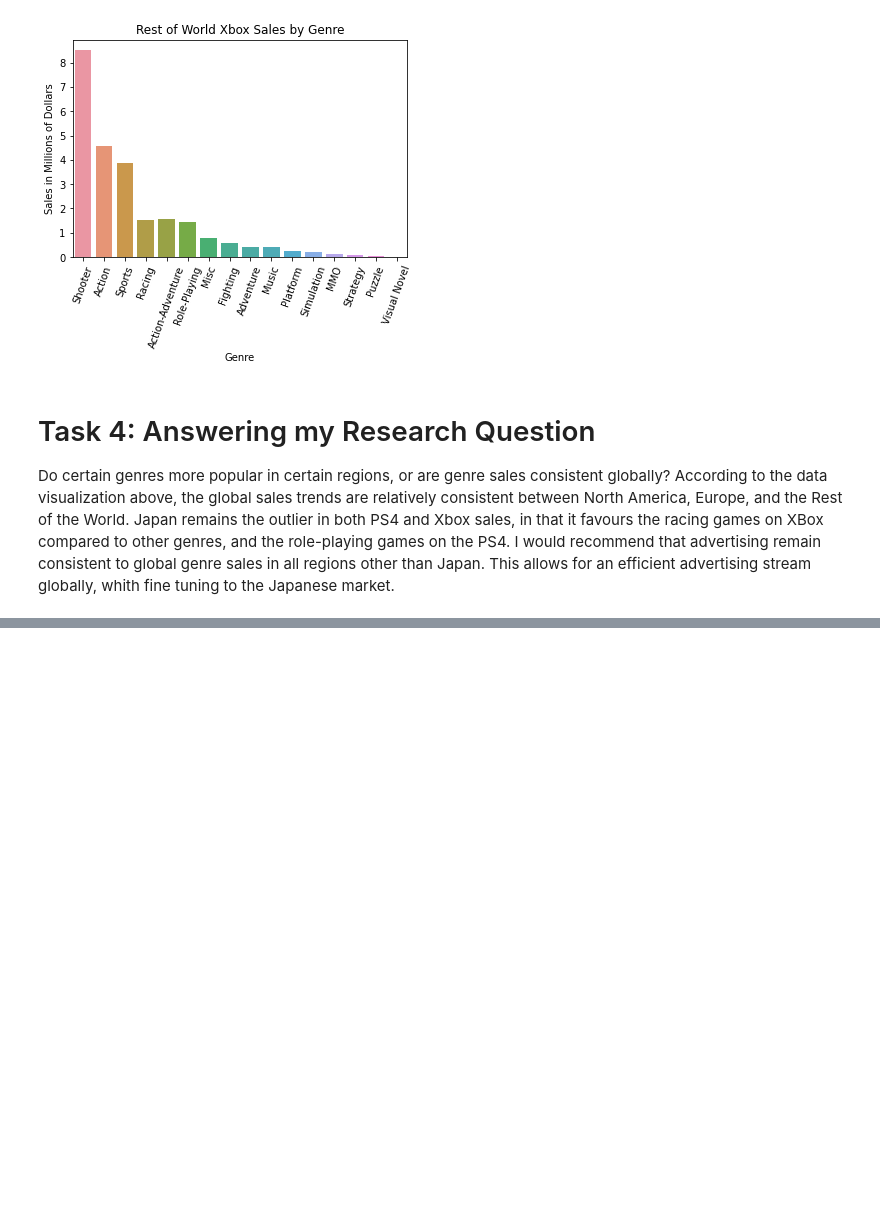
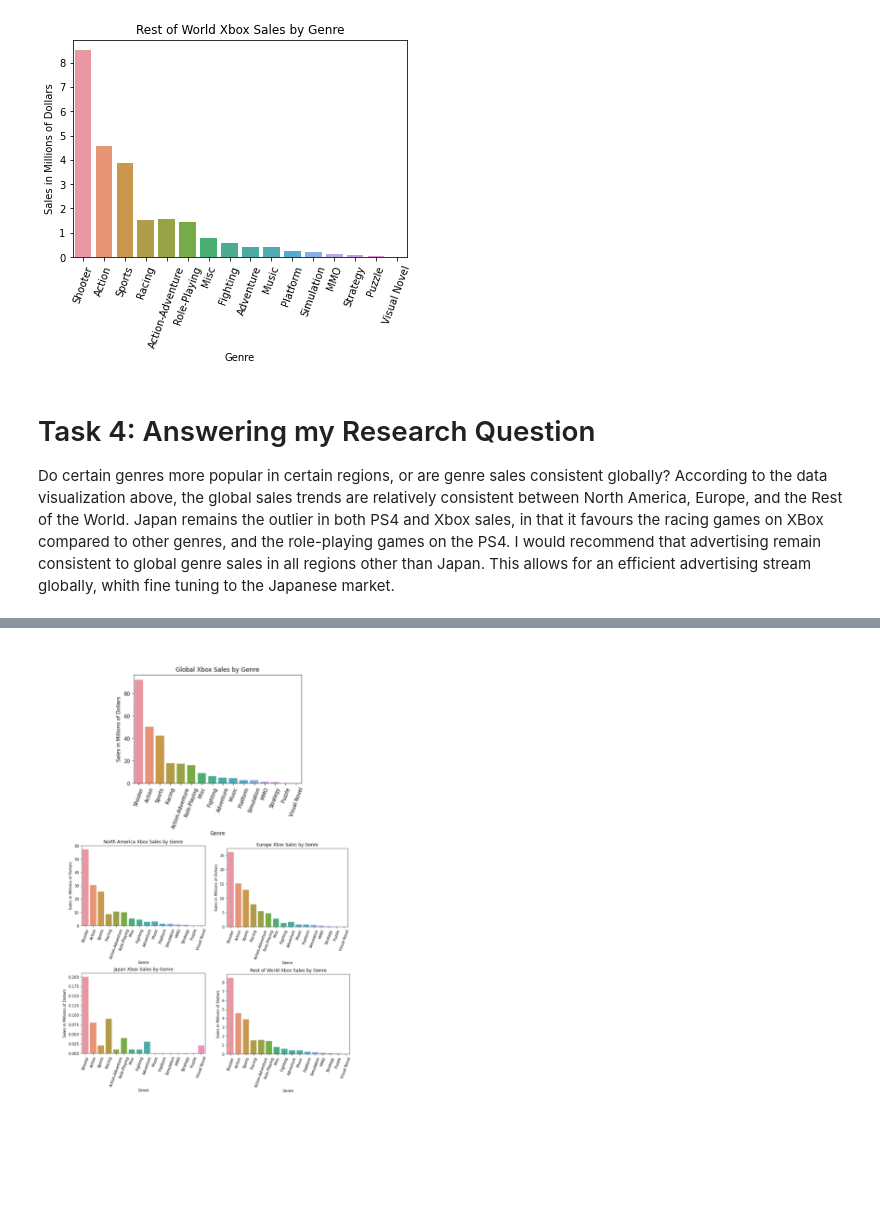
Before and after one commit to data301-2021-summer2/project-group12-project, a Jupyter notebook: analysis/Connor/Connor_data.ipynb, the cells around one changed output, grey strips where cells are left out. Drawn from its saved outputs; the diff is of its cells as text; code cells hidden in the pictures; blank space fills up the shorter version.

```diff
--- a/analysis/Connor/Connor_data.ipynb
+++ b/analysis/Connor/Connor_data.ipynb
@@ -224,0 +234,4 @@ Do certain genres more popular in certain regions, or are genre sales consistent
+# %%
+display.Image("/Users/Connor/Desktop/Skool/COSC301/Project/project-group12-project/images/XBoxSalesFig.png")
+# %% [output]
+[figure, added]
```
Also changed, not shown: parts of 12 cells of this notebook, 2 other files.
